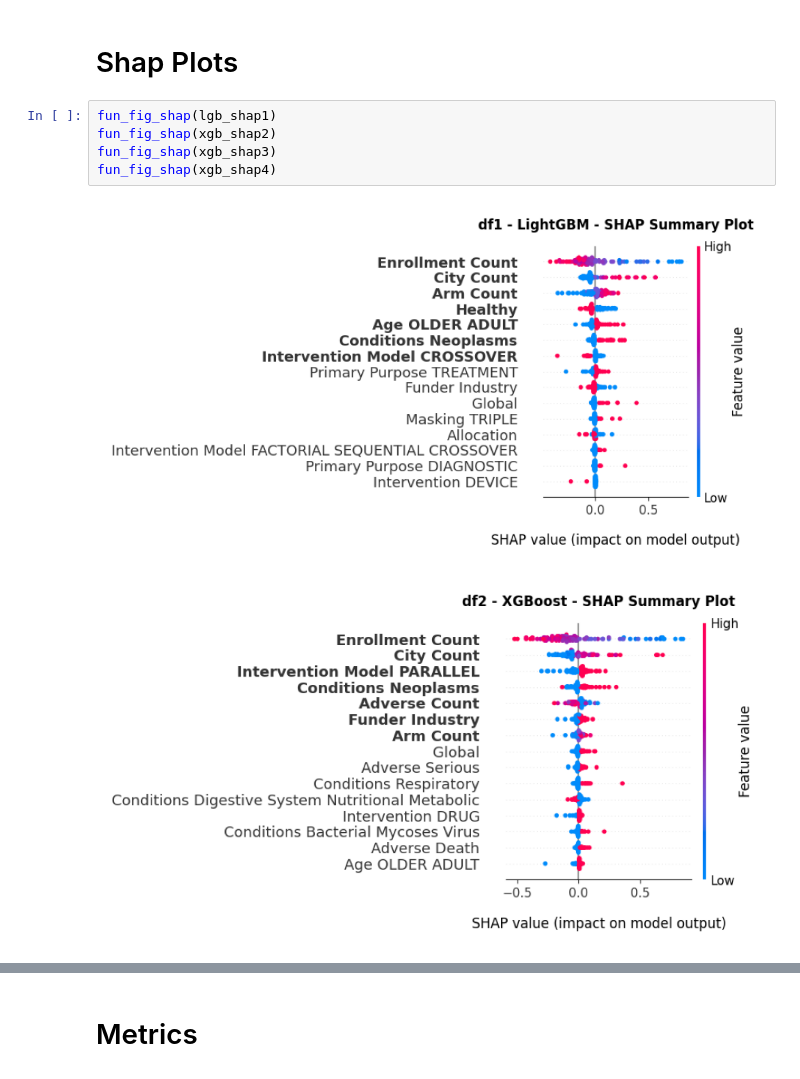
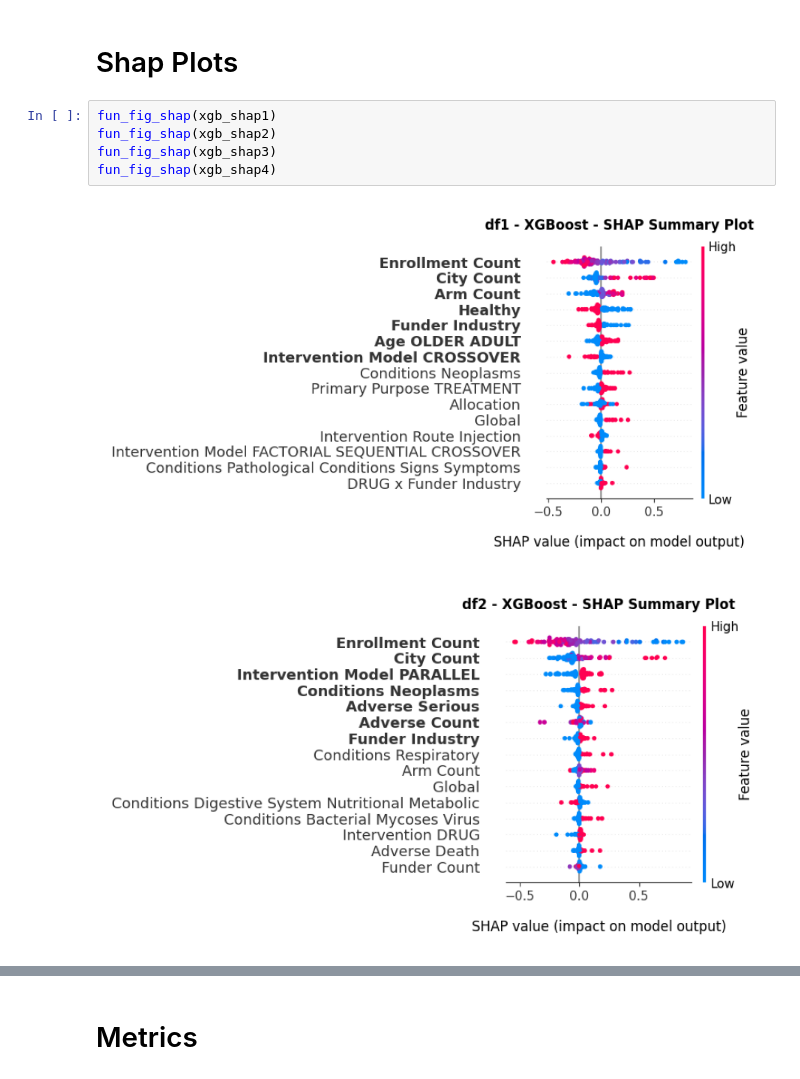
Before and after one commit to AndreouEugenia/Thesis, a Jupyter notebook: 6.Thesis_Results.ipynb, the cells around one changed output, grey strips where cells are left out. Saved outputs shown, nothing was run; the diff lists cells and outputs as text.

```diff
--- a/6.Thesis_Results.ipynb
+++ b/6.Thesis_Results.ipynb
@@ -134,10 +134,10 @@ fun_fig_roc(roc4)
 # %% [markdown]
 # Shap Plots
 # %%
-fun_fig_shap(lgb_shap1)
+fun_fig_shap(xgb_shap1)
 fun_fig_shap(xgb_shap2)
 fun_fig_shap(xgb_shap3)
 fun_fig_shap(xgb_shap4)
 # %% [output]
-[figure, old version]
+[figure, new version]
-[figure, old version]
+[figure, new version]
```
Also changed, not shown: parts of 5 cells of this notebook, 8 other files.
